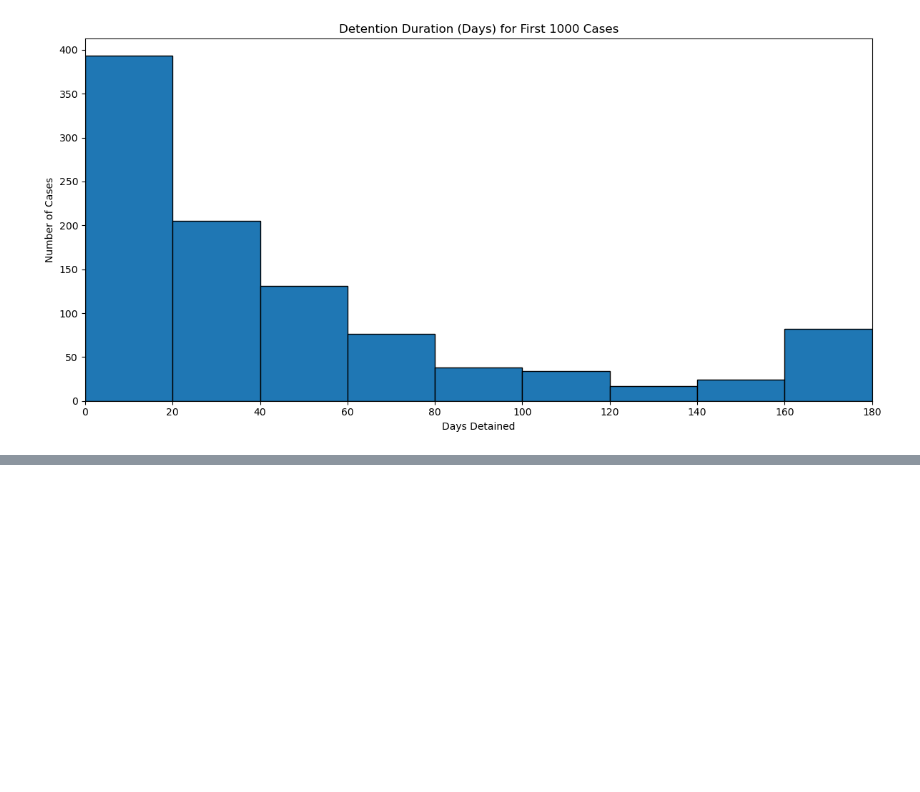
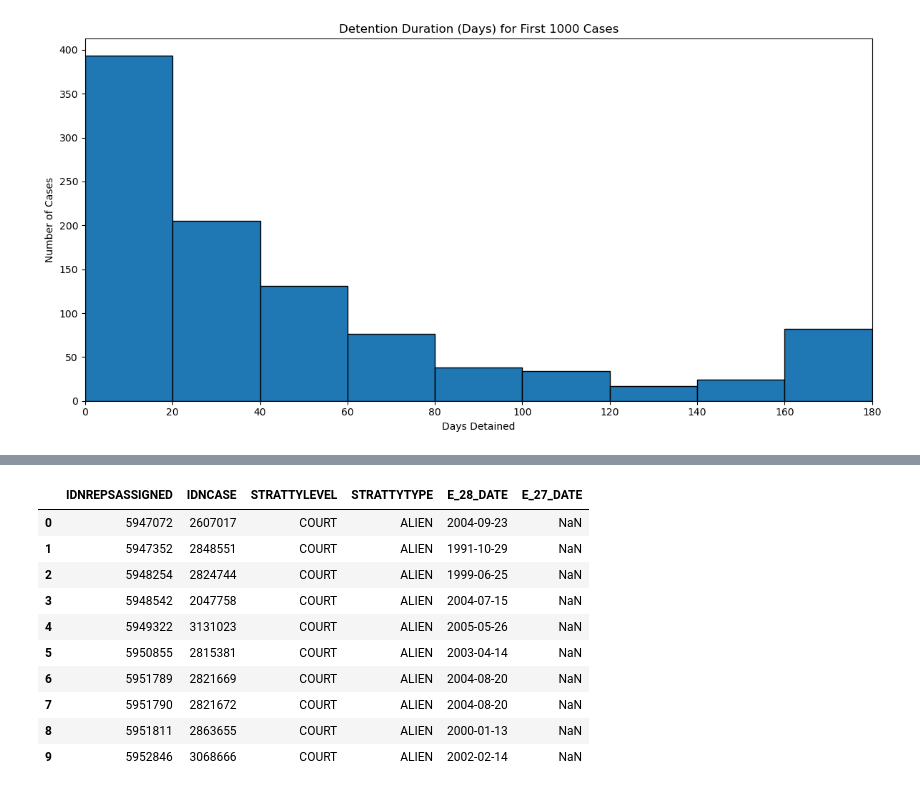
Before and after one commit to MIT-Emerging-Talent/ET6-CDSP-group-19-repo, a Jupyter notebook: 3_data_exploration/notebooks/03_eda_juvenile_cases.ipynb, the cells around one changed output, grey strips where cells are left out. Cells and saved outputs as stored; diff of their text form; code cells hidden in the pictures; blank space fills up the shorter version.

Commit message:
EDA completion with the rep table

```diff
--- a/3_data_exploration/notebooks/03_eda_juvenile_cases.ipynb
+++ b/3_data_exploration/notebooks/03_eda_juvenile_cases.ipynb
@@ -617,0 +649,17 @@ Passing `palette` without assigning `hue` is deprecated and will be removed in v
+# %%
+reps_path = "D:\\cleaned-data\\juvenile_reps_assigned.csv.gz"
+
+# the dtype schema below was pulled directly from the 02_clean_core_tables.ipynb notebook in the 2_data_preparation/notebooks/ folder
+dtype = {
+    "IDNCASE": "Int64",
+    "IDNREPSASSIGNED": "category",
+    "STRATTYLEVEL": "category",
+    "STRATTYTYPE": "category",
+
+}
+
+parse_dates = [
+    "E_28_DATE",
+    "E_27_DATE",
+
+]
@@ -617,0 +689,14 @@ Passing `palette` without assigning `hue` is deprecated and will be removed in v
+# %%
+reps.head(10)
+# %% [output]
+|  | IDNREPSASSIGNED | IDNCASE | STRATTYLEVEL | STRATTYTYPE | E_28_DATE | E_27_DATE |
+| 0 | 5947072 | 2607017 | COURT | ALIEN | 2004-09-23 | NaN |
+| 1 | 5947352 | 2848551 | COURT | ALIEN | 1991-10-29 | NaN |
+| 2 | 5948254 | 2824744 | COURT | ALIEN | 1999-06-25 | NaN |
+| 3 | 5948542 | 2047758 | COURT | ALIEN | 2004-07-15 | NaN |
+| 4 | 5949322 | 3131023 | COURT | ALIEN | 2005-05-26 | NaN |
+| 5 | 5950855 | 2815381 | COURT | ALIEN | 2003-04-14 | NaN |
+| 6 | 5951789 | 2821669 | COURT | ALIEN | 2004-08-20 | NaN |
+| 7 | 5951790 | 2821672 | COURT | ALIEN | 2004-08-20 | NaN |
+| 8 | 5951811 | 2863655 | COURT | ALIEN | 2000-01-13 | NaN |
+| 9 | 5952846 | 3068666 | COURT | ALIEN | 2002-02-14 | NaN |
```
Also changed, not shown: parts of 6 cells of this notebook.
